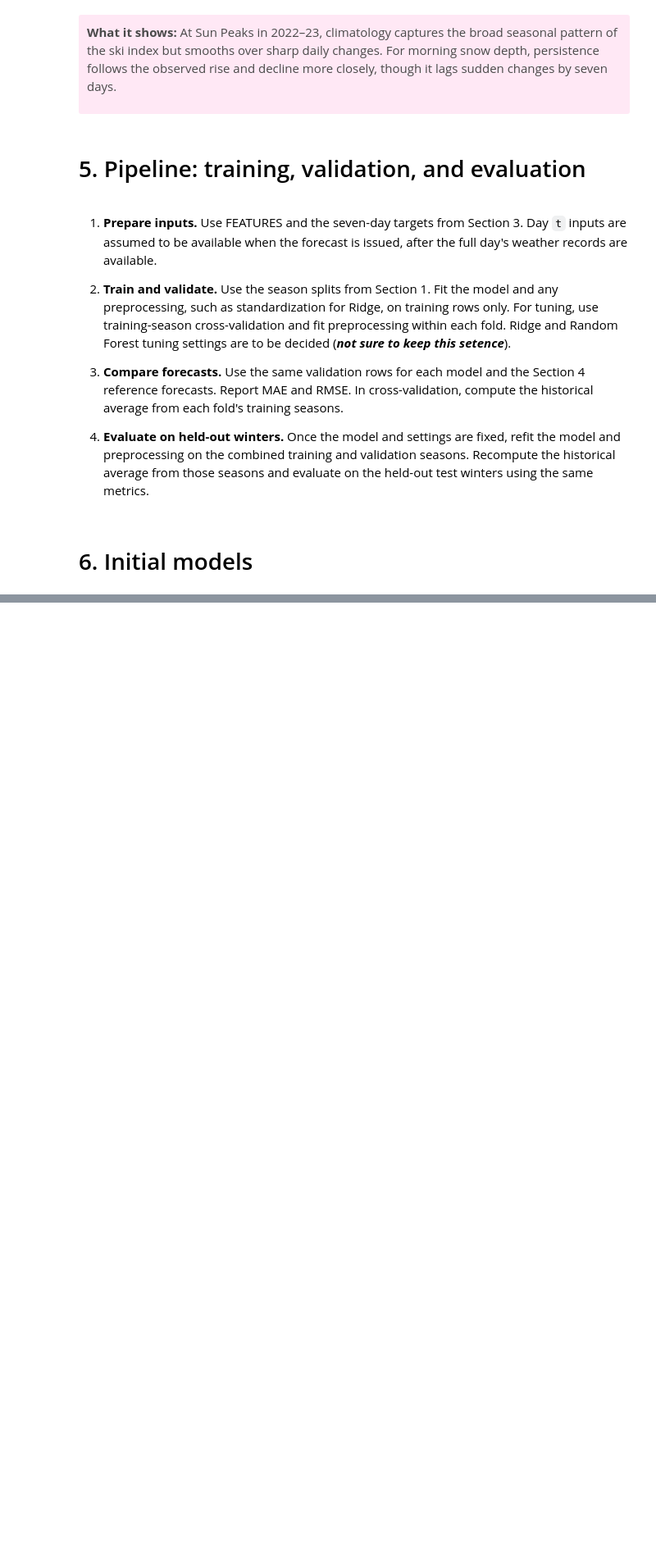
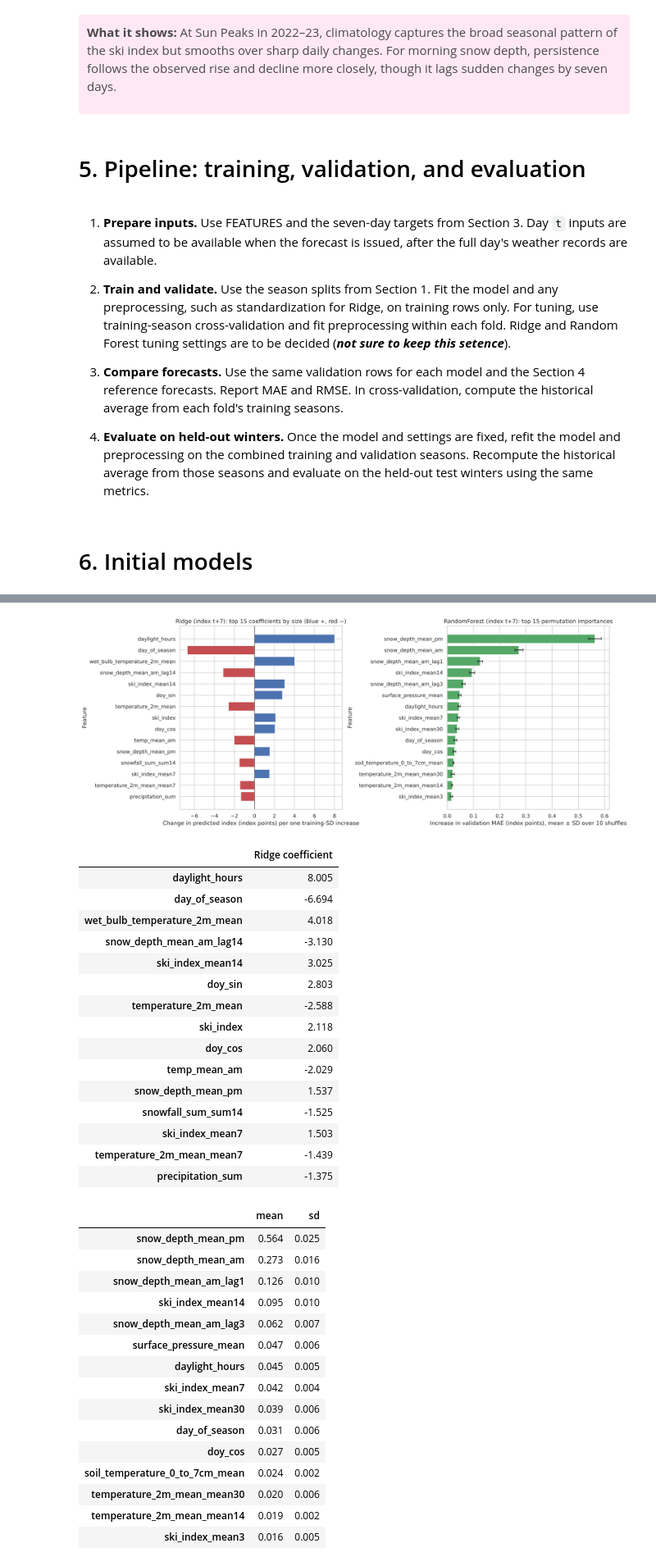
Before and after one commit to LiviaJonnatan/snowpredict, a Jupyter notebook: MS3.ipynb, the cells around one changed output, grey strips where cells are left out. Shown at 82% size. Saved outputs shown, nothing was run; the diff lists cells and outputs as text; code cells hidden in the pictures; blank space fills up the shorter version.

```diff
--- a/MS3.ipynb
+++ b/MS3.ipynb
@@ -745,0 +1054,64 @@ def fit_and_evaluate(model, train, validation, target):
+# %%
+# Ridge coefficients (refit with the selected alpha on the training rows; coefficients are per one training SD)
+ridge = clone(SELECTED[Y_INDEX]["Ridge"]).fit(train_df[FEATURES], train_df[Y_INDEX])
+coef = pd.Series(ridge[-1].coef_, index=FEATURES)
+top_coef = coef.reindex(coef.abs().sort_values(ascending=False).index[:15])
+
+# Permutation importance of the best tree model on the validation rows (cached)
+bt = BEST_TREE[Y_INDEX]
+def run_perm():
+    model = clone(SELECTED[Y_INDEX][bt]).fit(train_df[FEATURES], train_df[Y_INDEX])
+    pi = permutation_importance(model, val_df[FEATURES], val_df[Y_INDEX], scoring="neg_mean_absolute_error",
+                                n_repeats=PERM_REPEATS, random_state=SEED, n_jobs=-1)
+    return pd.DataFrame({"mean": pi.importances_mean, "sd": pi.importances_std}, index=FEATURES)
+perm = cached(f"{S6}_perm_{bt}_index", run_perm)
+top_perm = perm.sort_values("mean", ascending=False).head(15)
+
+fig, axes = plt.subplots(1, 2, figsize=(16, 6.5))
+axes[0].barh(top_coef.index[::-1], top_coef.values[::-1], color=["C0" if v > 0 else "C3" for v in top_coef.values[::-1]])
+axes[0].axvline(0, color="k", lw=0.8)
+axes[0].set_xlabel("Change in predicted index (index points) per one training-SD increase")
+axes[0].set_ylabel("Feature")
+axes[0].set_title("Ridge (index t+7): top 15 coefficients by size (blue +, red −)")
+axes[1].barh(top_perm.index[::-1], top_perm["mean"][::-1], xerr=top_perm["sd"][::-1], color="C2", capsize=3)
+axes[1].set_xlabel(f"Increase in validation MAE (index points), mean ± SD over {PERM_REPEATS} shuffles")
+axes[1].set_ylabel("Feature")
+axes[1].set_title(f"{bt} (index t+7): top 15 permutation importances")
+fig.tight_layout()
+plt.show()
+display(pd.DataFrame({"Ridge coefficient": top_coef.round(3)}))
+display(top_perm.round(3))
+# %% [output]
+[figure, added]
+|  | Ridge coefficient |
+| daylight_hours | 8.005 |
+| day_of_season | -6.694 |
+| wet_bulb_temperature_2m_mean | 4.018 |
+| snow_depth_mean_am_lag14 | -3.130 |
+| ski_index_mean14 | 3.025 |
+| doy_sin | 2.803 |
+| temperature_2m_mean | -2.588 |
+| ski_index | 2.118 |
+| doy_cos | 2.060 |
+| temp_mean_am | -2.029 |
+| snow_depth_mean_pm | 1.537 |
+| snowfall_sum_sum14 | -1.525 |
+| ski_index_mean7 | 1.503 |
+| temperature_2m_mean_mean7 | -1.439 |
+| precipitation_sum | -1.375 |
+|  | mean | sd |
+| snow_depth_mean_pm | 0.564 | 0.025 |
+| snow_depth_mean_am | 0.273 | 0.016 |
+| snow_depth_mean_am_lag1 | 0.126 | 0.010 |
+| ski_index_mean14 | 0.095 | 0.010 |
+| snow_depth_mean_am_lag3 | 0.062 | 0.007 |
+| surface_pressure_mean | 0.047 | 0.006 |
+| daylight_hours | 0.045 | 0.005 |
+| ski_index_mean7 | 0.042 | 0.004 |
+| ski_index_mean30 | 0.039 | 0.006 |
+| day_of_season | 0.031 | 0.006 |
+| doy_cos | 0.027 | 0.005 |
+| soil_temperature_0_to_7cm_mean | 0.024 | 0.002 |
+| temperature_2m_mean_mean30 | 0.020 | 0.006 |
+| temperature_2m_mean_mean14 | 0.019 | 0.002 |
+| ski_index_mean3 | 0.016 | 0.005 |
```
Also changed, not shown: parts of 57 cells of this notebook.
